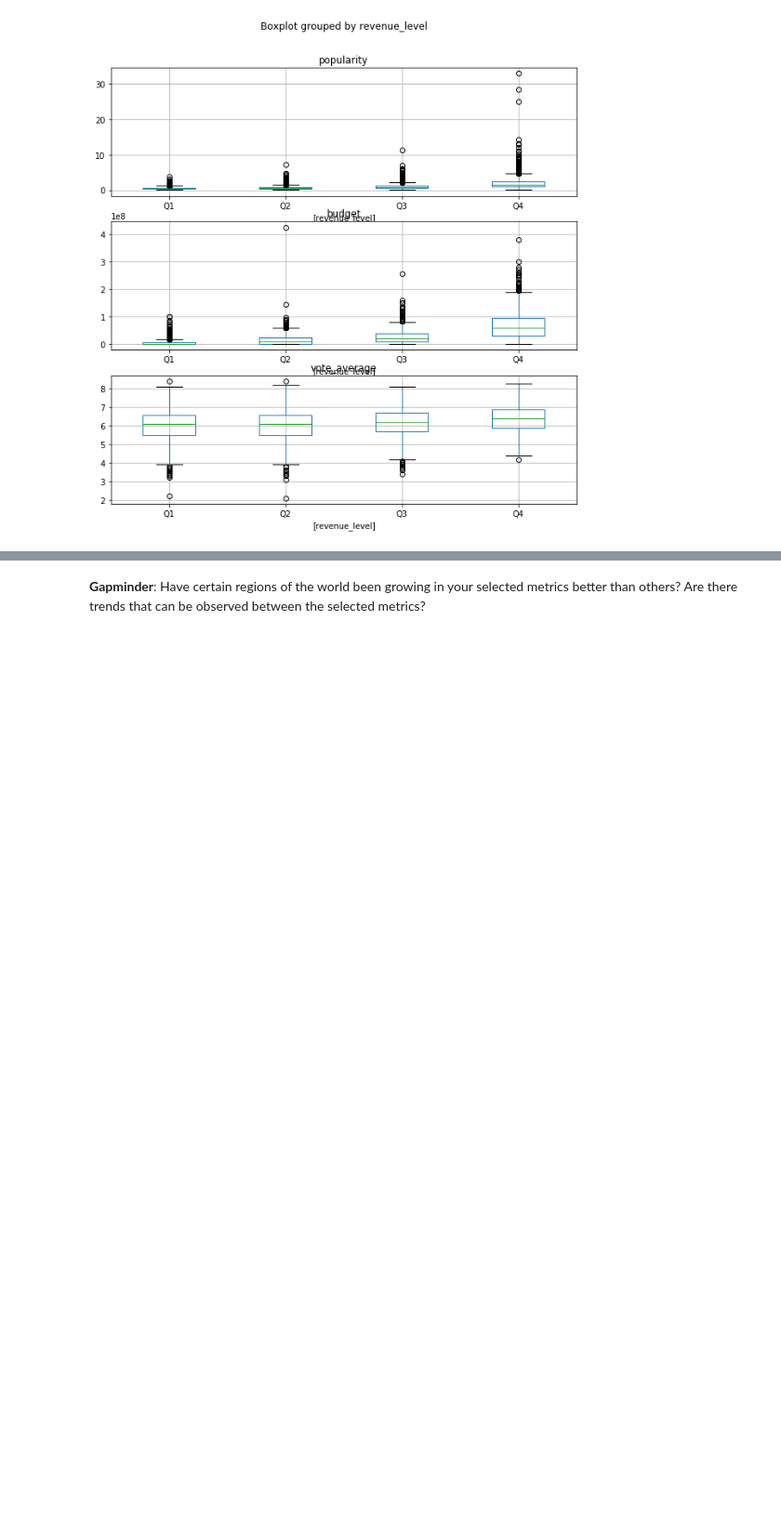
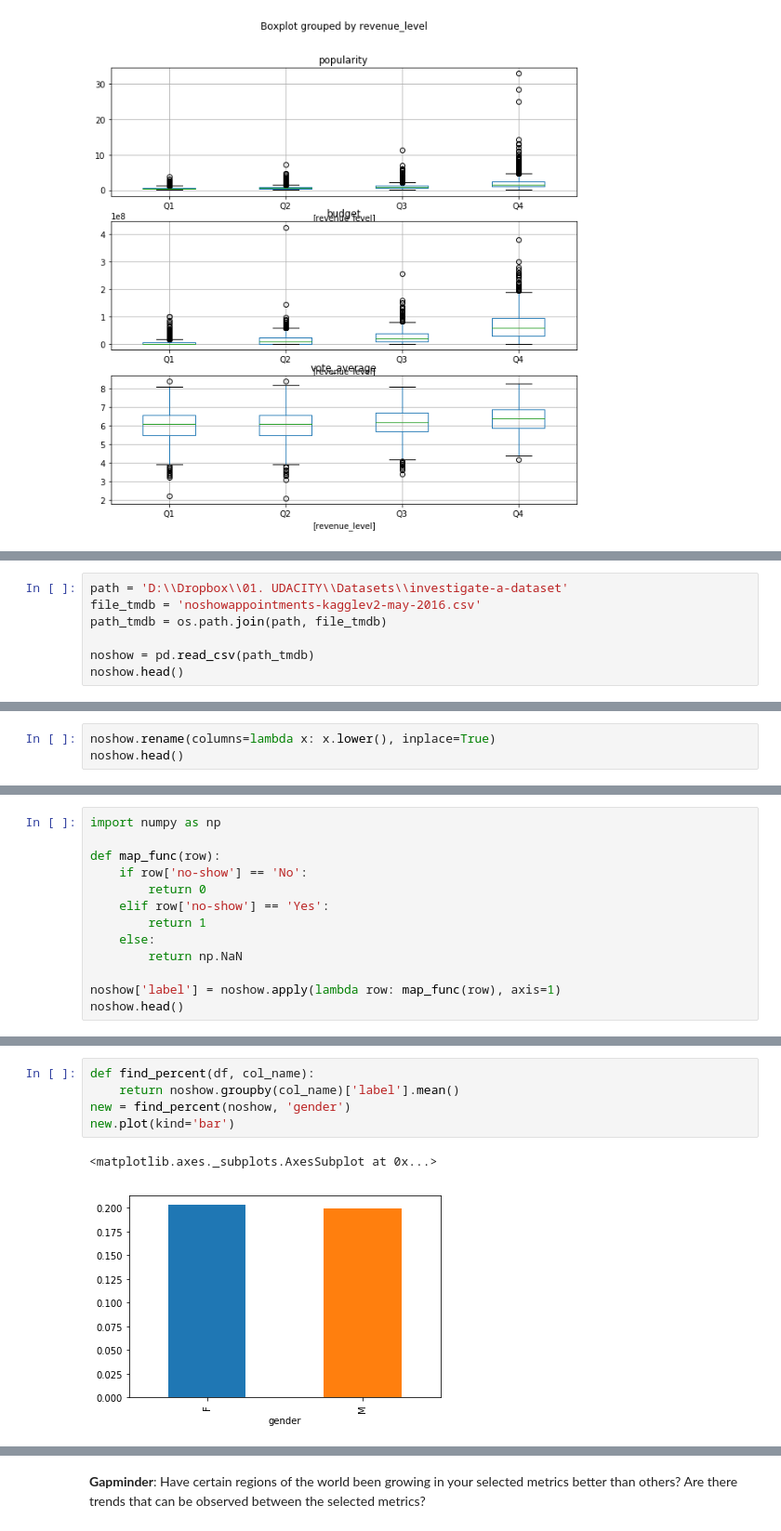
Before and after one commit to georgeliu1998/dand2, a Jupyter notebook: investigate-a-dataset/investigate-a-dataset.ipynb, the cells around one changed output, grey strips where cells are left out. Shown at 93% size. Saved outputs shown, nothing was run; the diff lists cells and outputs as text; blank space fills up the shorter version.

Commit message:
Add noshow dataset code

```diff
--- a/investigate-a-dataset/investigate-a-dataset.ipynb
+++ b/investigate-a-dataset/investigate-a-dataset.ipynb
@@ -302,0 +256,7 @@ tmdb_sub.loc[:,['vote_average', 'revenue_level']].boxplot(by='revenue_level', ax
+# %%
+path = 'D:\\Dropbox\\01. UDACITY\\Datasets\\investigate-a-dataset'
+file_tmdb = 'noshowappointments-kagglev2-may-2016.csv'
+path_tmdb = os.path.join(path, file_tmdb)
+
+noshow = pd.read_csv(path_tmdb)
+noshow.head()
@@ -302,0 +270,3 @@ tmdb_sub.loc[:,['vote_average', 'revenue_level']].boxplot(by='revenue_level', ax
+# %%
+noshow.rename(columns=lambda x: x.lower(), inplace=True)
+noshow.head()
@@ -302,0 +280,13 @@ tmdb_sub.loc[:,['vote_average', 'revenue_level']].boxplot(by='revenue_level', ax
+# %%
+import numpy as np
+
+def map_func(row):
+    if row['no-show'] == 'No':
+        return 0
+    elif row['no-show'] == 'Yes':
+        return 1
+    else:
+        return np.NaN
+
+noshow['label'] = noshow.apply(lambda row: map_func(row), axis=1)
+noshow.head()
@@ -302,0 +300,8 @@ tmdb_sub.loc[:,['vote_average', 'revenue_level']].boxplot(by='revenue_level', ax
+# %%
+def find_percent(df, col_name):
+    return noshow.groupby(col_name)['label'].mean()
+new = find_percent(noshow, 'gender')
+new.plot(kind='bar')
+# %% [output]
+<matplotlib.axes._subplots.AxesSubplot at 0x...>
+[figure, added]
```
Also changed, not shown: parts of 18 cells of this notebook.
